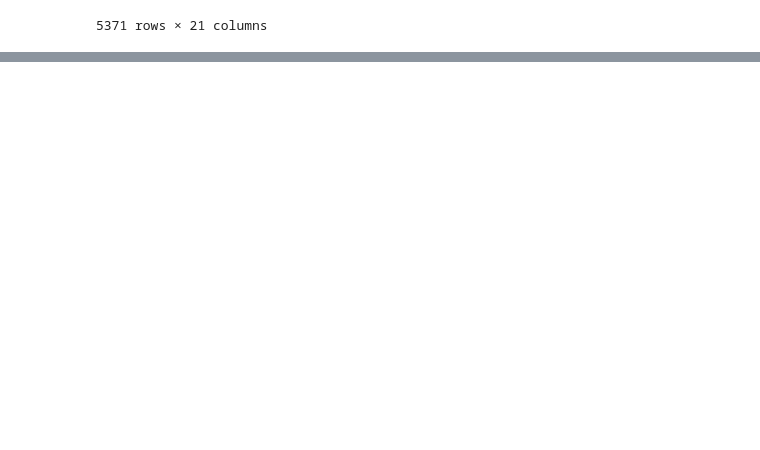
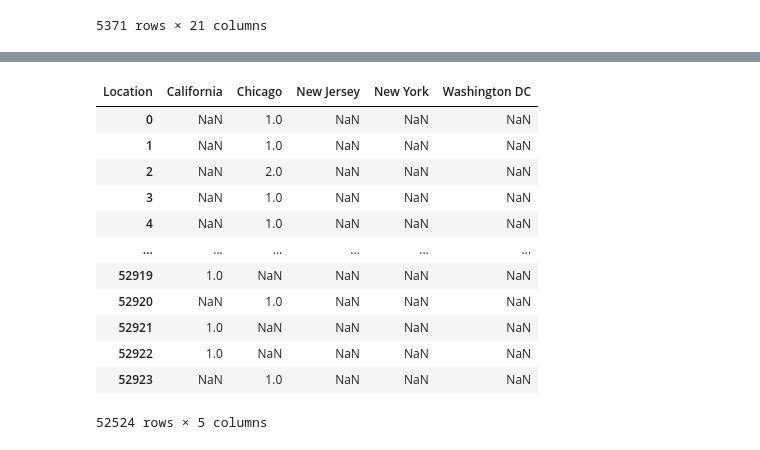
Before and after one commit to dbda2025cdac-maker/Advanced-Analytics, a Jupyter notebook: Practice/pandasPractice.ipynb, the cells around one changed output, grey strips where cells are left out. Cells and saved outputs as stored; diff of their text form; code cells hidden in the pictures; blank space fills up the shorter version.

```diff
--- a/Practice/pandasPractice.ipynb
+++ b/Practice/pandasPractice.ipynb
@@ -134,0 +266,3 @@ pd.set_option(',max.o')
+# %%
+df['Total_Transaction_Value'] = df['Quantity'] * df['Avg_Price'] + df['GST'] + df['Delivery_Charges']
+df.head()
@@ -134,0 +277,16 @@ pd.set_option(',max.o')
+# %%
+pd.pivot(data = df, columns='Location', values= 'Quantity')
+# %% [output]
+| Location | California | Chicago | New Jersey | New York | Washington DC |
+| 0 | NaN | 1.0 | NaN | NaN | NaN |
+| 1 | NaN | 1.0 | NaN | NaN | NaN |
+| 2 | NaN | 2.0 | NaN | NaN | NaN |
+| 3 | NaN | 1.0 | NaN | NaN | NaN |
+| 4 | NaN | 1.0 | NaN | NaN | NaN |
+| ... | ... | ... | ... | ... | ... |
+| 52919 | 1.0 | NaN | NaN | NaN | NaN |
+| 52920 | NaN | 1.0 | NaN | NaN | NaN |
+| 52921 | 1.0 | NaN | NaN | NaN | NaN |
+| 52922 | 1.0 | NaN | NaN | NaN | NaN |
+| 52923 | NaN | 1.0 | NaN | NaN | NaN |
+52524 rows × 5 columns
```
Also changed, not shown: parts of 9 cells of this notebook, 8 other files.
